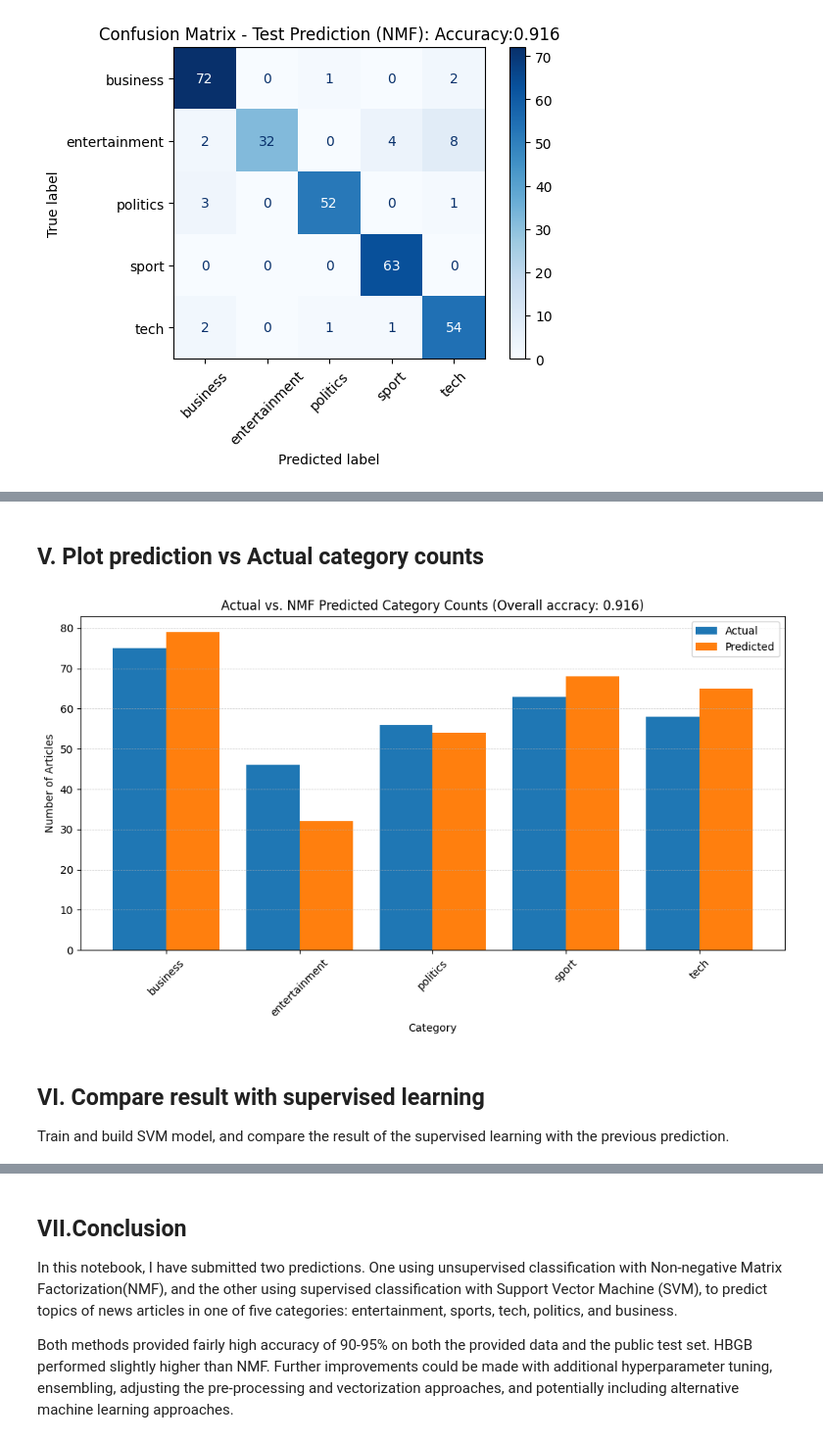
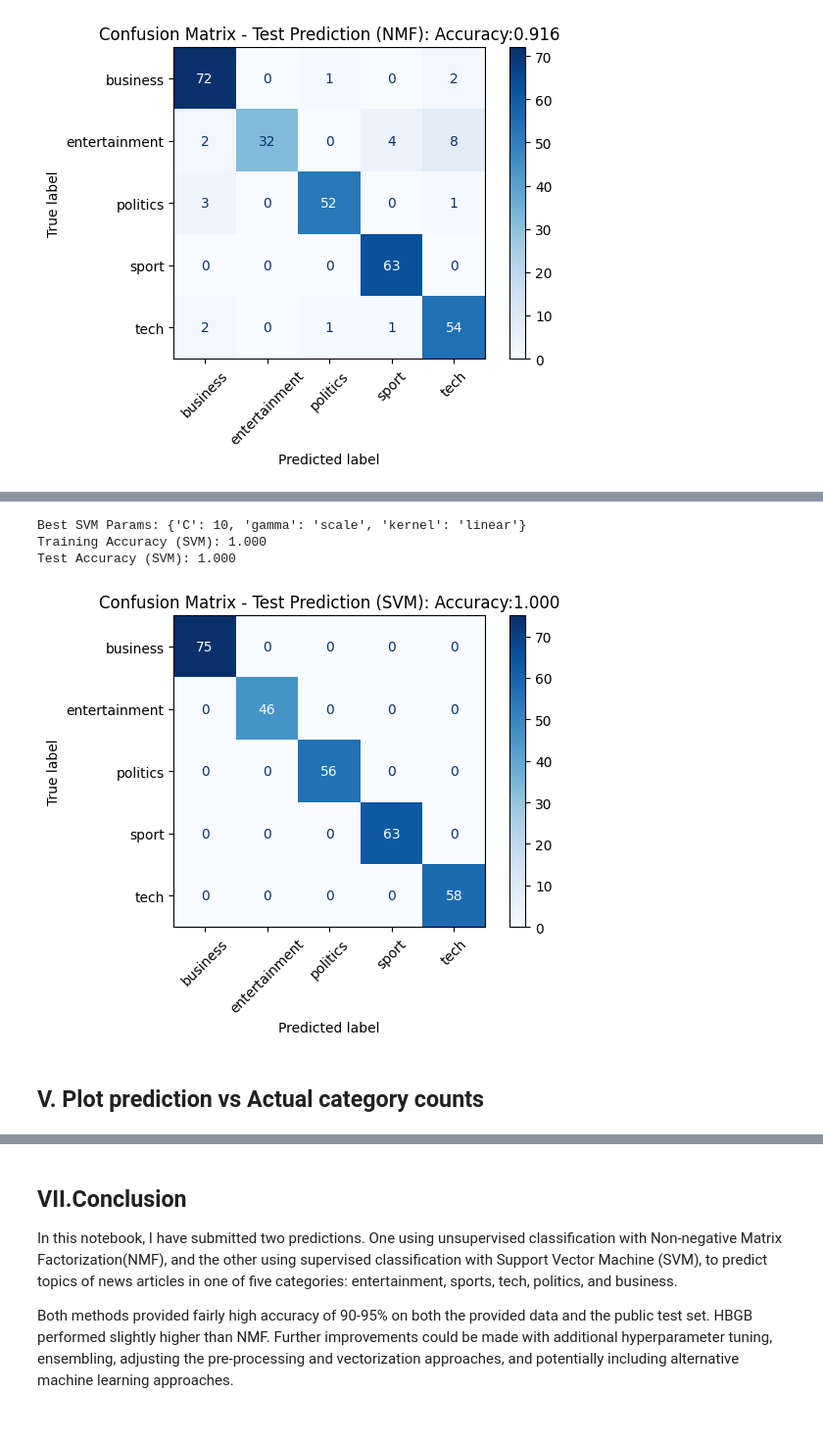
Before and after one commit to alme9155/csca-5632, a Jupyter notebook: bbc-news-classification.ipynb, the cells around one changed output, grey strips where cells are left out. Shown: that part at 98% size. Cells and saved outputs as stored; diff of their text form; code cells hidden in the pictures.

```diff
--- a/bbc-news-classification.ipynb
+++ b/bbc-news-classification.ipynb
@@ -276,27 +410,56 @@ entertainment       1.00      0.70      0.82        46
+# %%
+from sklearn.model_selection import GridSearchCV
+from sklearn.svm import SVC
+from sklearn.ensemble import RandomForestClassifier
+from sklearn.metrics import accuracy_score
+
+# Number of unique categories for NMF components
+unique_categories = len(train['Category'].unique())
+
+svm_param_grid = {
+    'C': [0.1, 1, 10, 100],
+    'kernel': ['linear', 'rbf'],
+    'gamma': ['scale', 'auto']
+}
+
+svm_grid = GridSearchCV(SVC(), svm_param_grid, cv=5, scoring='accuracy')
+svm_grid.fit(x_train, y_train_split)
+print(f"Best SVM Params: {svm_grid.best_params_}")
+
+# find training accuracy
+best_svm = svm_grid.best_estimator_
+best_svm.fit(x_train_tfidf, y_train)
+y_train_pred = best_svm.predict(x_train_tfidf)
+train_accuracy = accuracy_score(y_train, y_train_pred)
+print(f"Training Accuracy (SVM): {train_accuracy:.3f}")
+
+# find testing accuracy
+y_pred_svm = svm_grid.predict(x_validate)
+score_svd = accuracy_score(y_validate, y_pred_svm)
+print(f"Test Accuracy (SVM): {score_svd:.3f}")
+
+# Confusion Matrix
+cm_svm = confusion_matrix(y_validate, y_pred_svm)
+disp_val = ConfusionMatrixDisplay(confusion_matrix=cm_svm, display_labels=le.classes_)
+disp_val.plot(cmap="Blues", xticks_rotation=45)
+plt.title(f"Confusion Matrix - Test Prediction (SVM): Accuracy:{score_svd:.3f}")
+plt.tight_layout()
+plt.show()
+
+best_svm = svm_grid.best_estimator_
+best_svm.fit(x_train_tfidf, y_train)
+test_predictions_svm = best_svm.predict(x_test_tfidf)
+test_predictions_svm_label = le.inverse_transform(test_predictions_svm)
+
+submission_svm = pd.DataFrame({
+    'ArticleId': test['ArticleId'],
+    'Category': test_predictions_svm_label
+})
+submission_svm.to_csv('svm_submission.csv', index=False)
+# %% [output]
+Best SVM Params: {'C': 10, 'gamma': 'scale', 'kernel': 'linear'}
+Training Accuracy (SVM): 1.000
+Test Accuracy (SVM): 1.000
+[figure, added]
 # %% [markdown]
 <h2>V. Plot prediction vs Actual category counts</h2>
-# %%
-import matplotlib.pyplot as plt
-
-actual_count = pd.Series(y_validate).value_counts().sort_index()
-nmf_predicted_count = pd.Series(y_pred_nmf).value_counts().sort_index()
-
-label_name = le.inverse_transform(sorted(actual_count.index))
-
-x = range(len(label_name))
-plt.figure(figsize=(10, 6))
-plt.bar(x, actual_count, width=0.4, label='Actual', align='center')
-plt.bar([i + 0.4 for i in x], nmf_predicted_count, width=0.4, label='Predicted', align='center')
-plt.xticks([i + 0.2 for i in x], label_name, rotation=45)
-plt.grid(axis='y', linestyle='--', linewidth=0.5, alpha=0.7)
-plt.title(f"Actual vs. NMF Predicted Category Counts (Overall accracy: {score_nmf:.3f})")
-plt.xlabel("Category")
-plt.ylabel("Number of Articles")
-plt.legend()
-plt.tight_layout()
-plt.show()
-# %% [output]
-[figure, removed]
-# %% [markdown]
-<h2>VI. Compare result with supervised learning</h2>
-Train and build SVM model, and compare the result of the supervised learning with the previous prediction.
```
Also changed, not shown: parts of 8 cells of this notebook.
